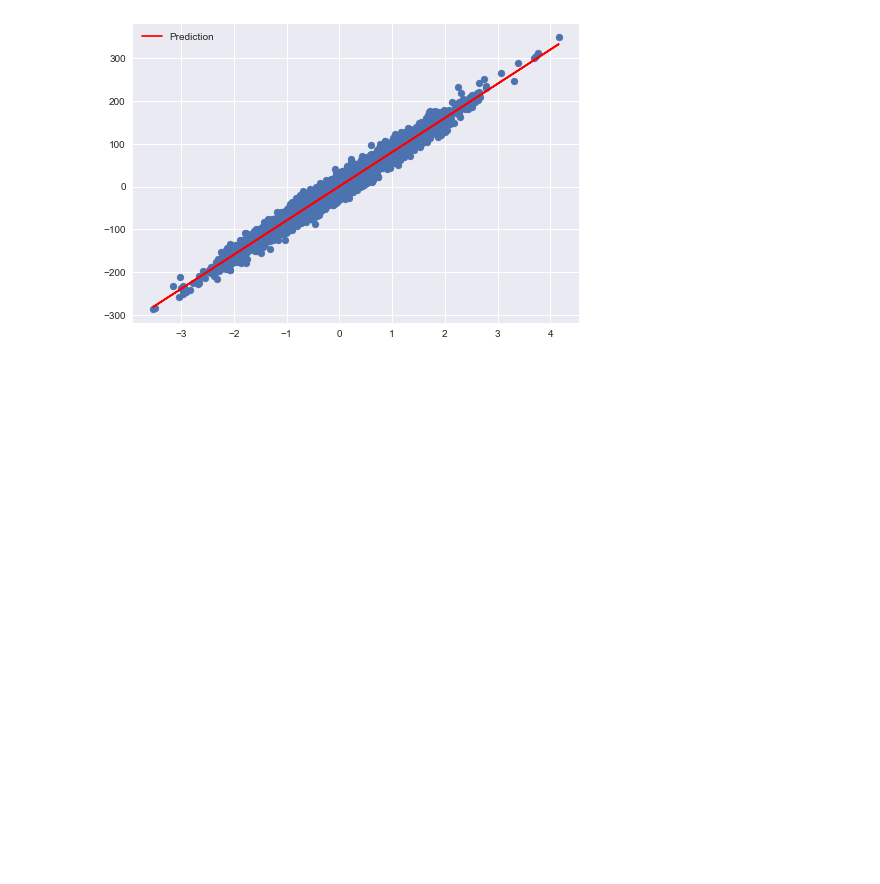
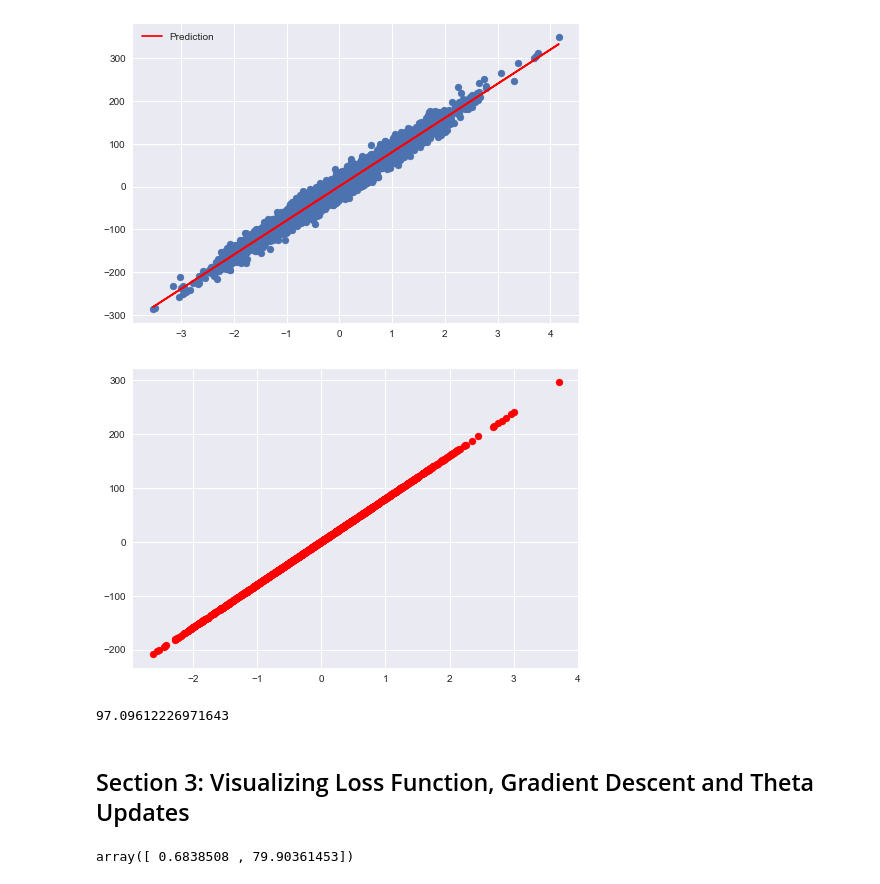
Before and after one commit to PritishWadhwa/ML-Practice, a Jupyter notebook: Python/LinearRegression/SampleProblemEasy/LinearRegression.ipynb, the cells around one changed output. Cells and saved outputs as stored; diff of their text form; code cells hidden in the pictures; blank space fills up the shorter version.

Commit message:
Surface Plots in matplotlib added and linear regression completed

```diff
--- a/Python/LinearRegression/SampleProblemEasy/LinearRegression.ipynb
+++ b/Python/LinearRegression/SampleProblemEasy/LinearRegression.ipynb
@@ -147,5 +148,10 @@ plt.show()
 [figure]
 # %%
 # Loading the test data
-x_test = pd.read_csv('./Test Cases/Linear_X_Test.csv')
+x_test = pd.read_csv('./Test Cases/Linear_X_Test.csv').values
 y_test = hypothesis(x_test, theta)
+# %%
+plt.scatter(x_test, y_test, color='red')
+plt.show()
+# %% [output]
+[figure, added]
@@ -151,0 +165,10 @@ y_test = hypothesis(x_test, theta)
+# %%
+R2Score(Y, y_hat)
+# %% [output]
+97.09612226971643
+# %% [markdown]
+## Section 3: Visualizing Loss Function, Gradient Descent and Theta Updates
+# %%
+theta
+# %% [output]
+array([ 0.6838508 , 79.90361453])
```
Also changed, not shown: parts of 7 cells of this notebook, 2 other files.
